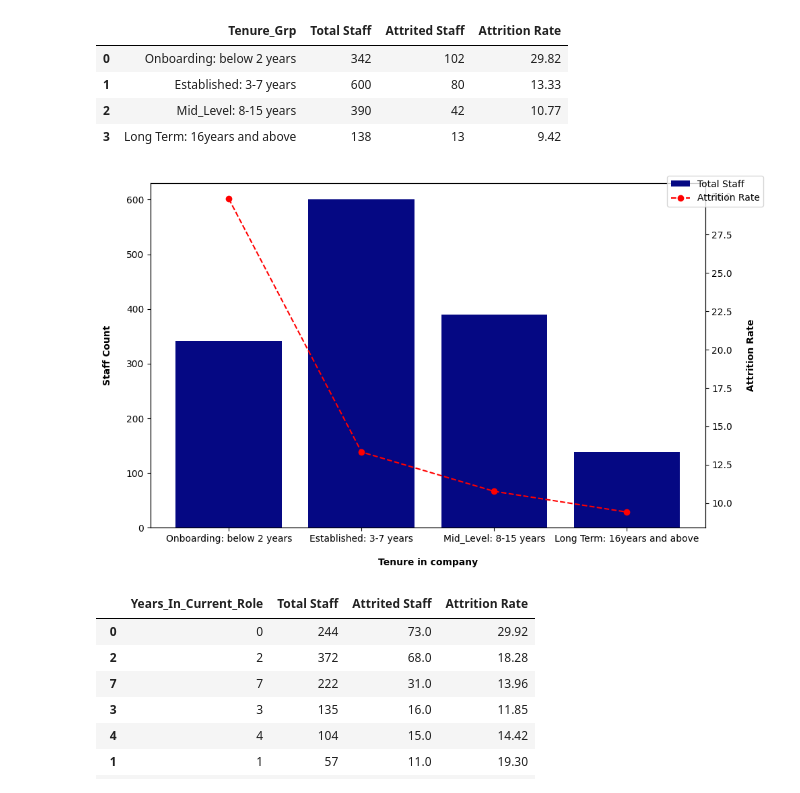
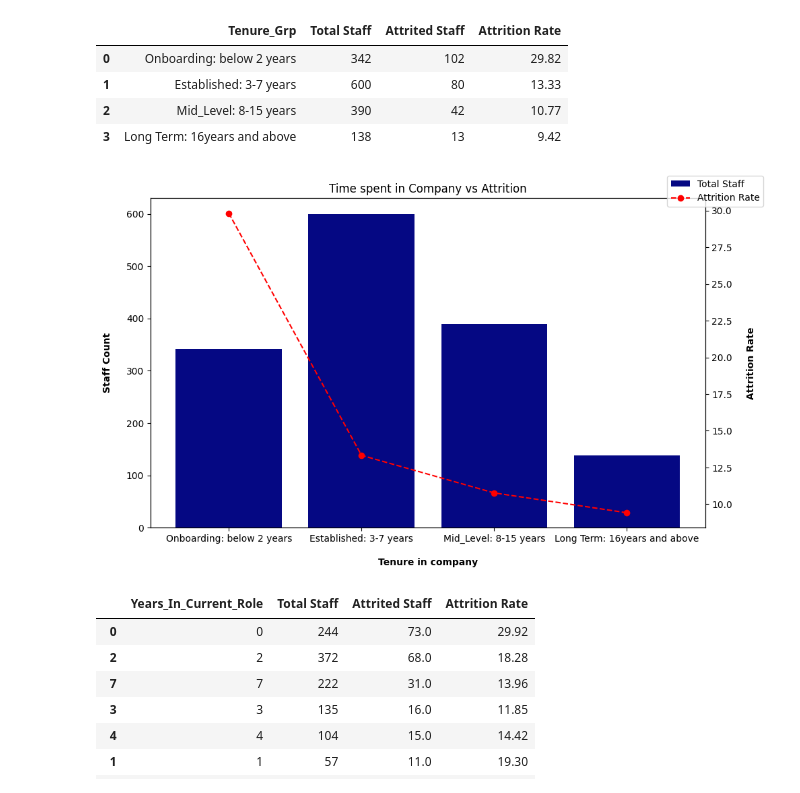
Before and after one commit to iamdrmeka/HR_Attrition_Analysis, a Jupyter notebook: hr_attrition.ipynb, the cells around one changed output. Cells and saved outputs as stored; diff of their text form; code cells hidden in the pictures.

```diff
--- a/hr_attrition.ipynb
+++ b/hr_attrition.ipynb
@@ -887,21 +908,22 @@ grouped_tenure
 # %%
 fig, ax1 = plt.subplots( figsize=(10,6))
 
 ax1.bar(grouped_tenure['Tenure_Grp'],
          grouped_tenure['Total Staff'],
         color='#050883', label='Total Staff')
 ax2 = ax1.twinx()
 ax2.plot(grouped_tenure['Tenure_Grp'], grouped_tenure['Attrition Rate'],
          color='red', marker='o',
          linestyle='dashed', label='Attrition Rate')
 ax1.set_xlabel('Tenure in company', labelpad=15, fontweight='bold')
 ax1.set_ylabel('Staff Count', labelpad=15, fontweight='bold')
 ax2.set_ylabel('Attrition Rate', labelpad=15, fontweight='bold')
 fig.legend()
+plt.title("Time spent in Company vs Attrition")
 plt.tight_layout()
 plt.show()
 # %% [output]
-[figure, old version]
+[figure, new version]
 # %%
 currrent_role_tenure = attrition_tables('years_in_current_role').sort_values(by='Attrited Staff', ascending=False).fillna(0)
 currrent_role_tenure['Years_In_Current_Role'] = currrent_role_tenure['Years_In_Current_Role'].astype(str)
```
Also changed, not shown: parts of 35 cells of this notebook, 33 other files.
